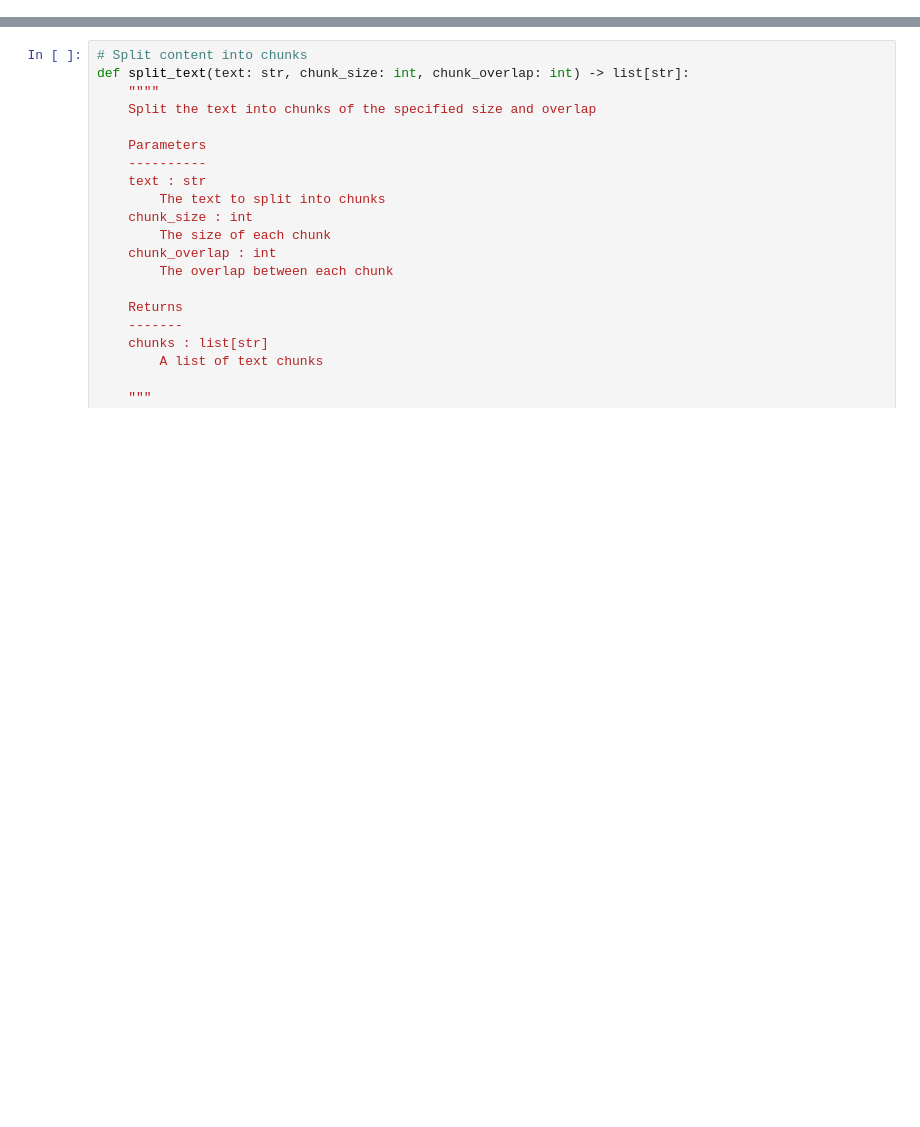
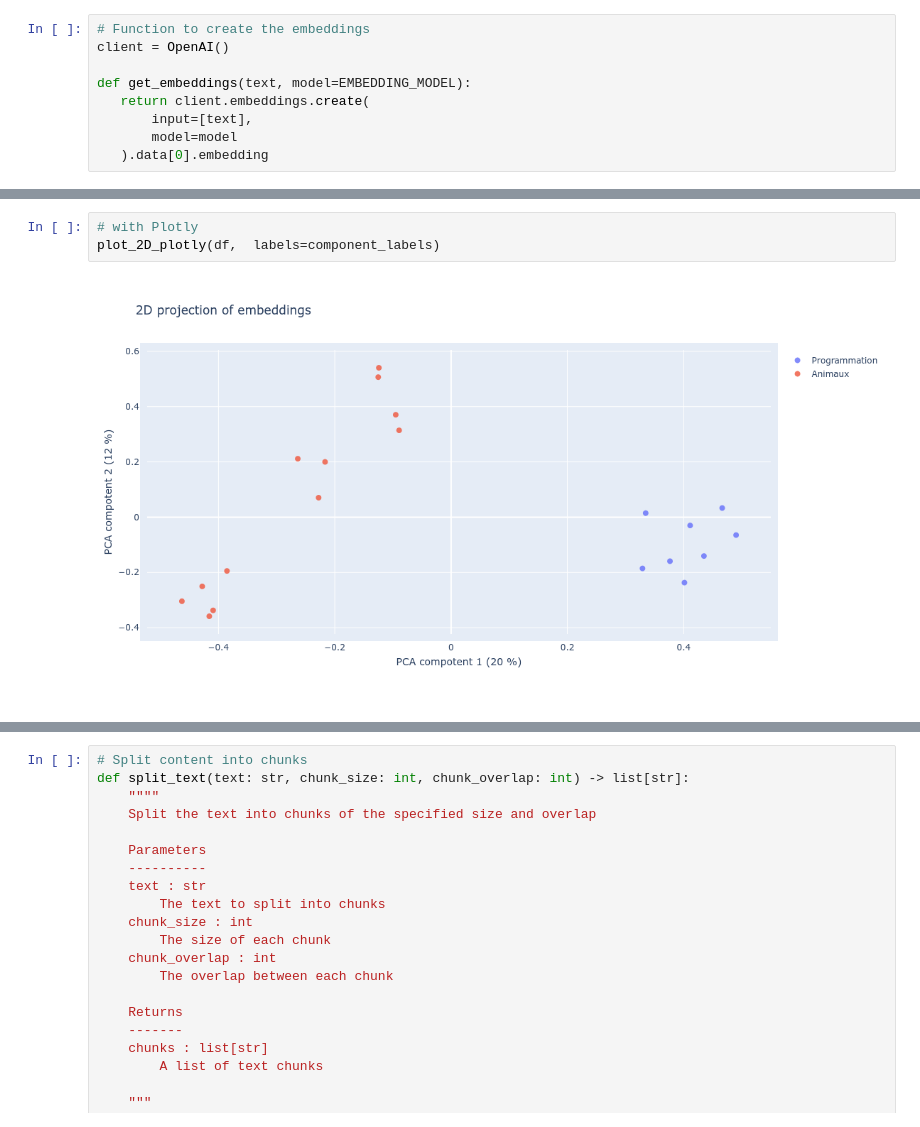
Before and after one commit to pierrepo/-biopyassistant-sandbox, a Jupyter notebook: src/analysis_embeddings.ipynb, the cells around one changed output, grey strips where cells are left out. Saved outputs shown, nothing was run; the diff lists cells and outputs as text; blank space fills up the shorter version.

```diff
--- a/src/analysis_embeddings.ipynb
+++ b/src/analysis_embeddings.ipynb
@@ -221,0 +33,9 @@ dict_keys(['Affichage', 'Listes', 'Fonctions', 'Jupyter et ses notebooks'])
+# %%
+# Function to create the embeddings
+client = OpenAI()
+
+def get_embeddings(text, model=EMBEDDING_MODEL):
+   return client.embeddings.create(
+       input=[text],
+       model=model
+   ).data[0].embedding
@@ -221,0 +166,5 @@ dict_keys(['Affichage', 'Listes', 'Fonctions', 'Jupyter et ses notebooks'])
+# %%
+# with Plotly
+plot_2D_plotly(df,  labels=component_labels)
+# %% [output]
+[figure, added]
```
Also changed, not shown: parts of 65 cells of this notebook.
